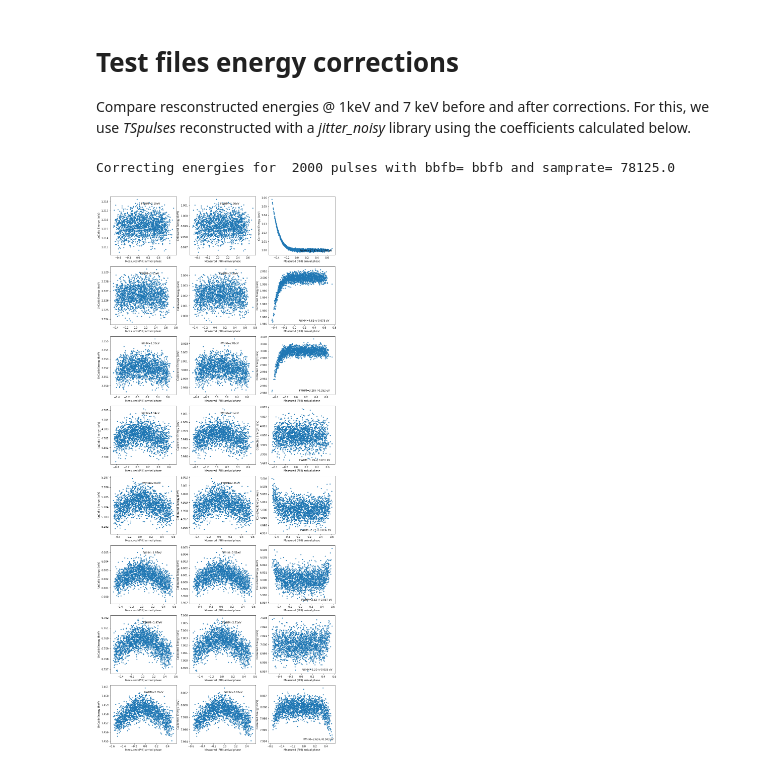
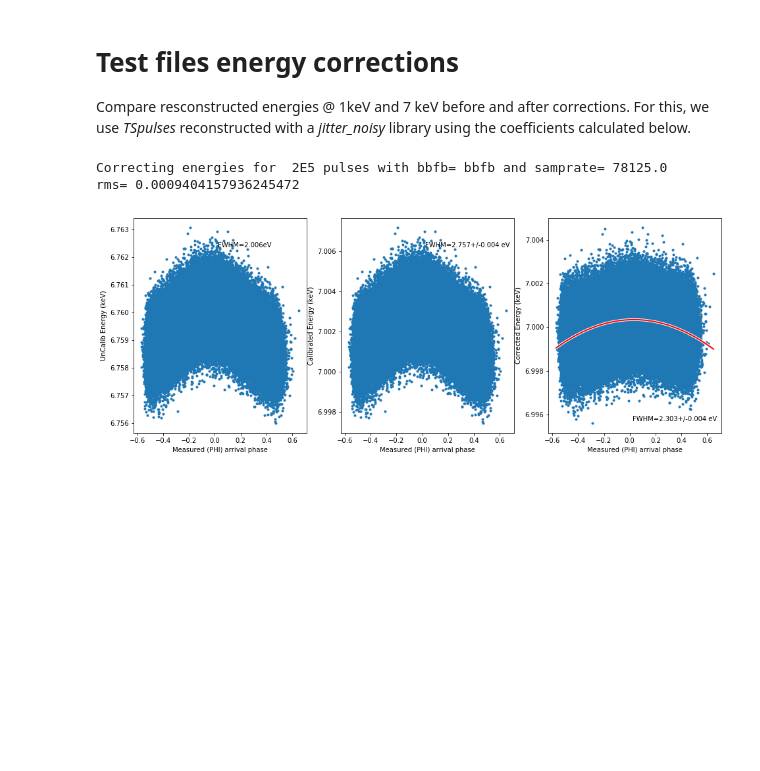
Before and after one commit to mtceballos/SIRENAcode, a Jupyter notebook: ERESOL/jitterStudyXifusim.ipynb, the cells around one changed output. Saved outputs shown, nothing was run; the diff lists cells and outputs as text; code cells hidden in the pictures; blank space fills up the shorter version.

```diff
--- a/ERESOL/jitterStudyXifusim.ipynb
+++ b/ERESOL/jitterStudyXifusim.ipynb
@@ -304,11 +343,11 @@ if run:
     # 4) Correct energies from gain scale
     # =======================
     for i in range(0,len(test_keV)):
-        alias = "STC_fixedlib6OF_OPTFILT" + str(pulseLength) + smprtStr + jitterStr + bbfbStr
-        comm = ("python convertEnergies.py --inFile=" + test_evtFs[i] + " --outFile=" + test_calibFs[i] +
+        alias = "STC_F0F_fixedlib6OF_OPTFILT" + str(pulseLength) + smprtStr + jitterStr + bbfbStr
+        comm = ("python calibEnergies.py --inFile=" + test_evtFs[i] + " --outFile=" + test_calibFs[i] +
                 " --coeffsFile=" + coeffsfile + " --alias=" + alias)
         try:
-            #print("Running comm=", comm)
+            print("Running comm=", comm)
             print("Calibrating: ", test_evtFs[i])
             args = shlex.split(comm)
             check_call(args, stderr=STDOUT)
@@ -328,12 +367,13 @@ if run:
 npls = list()
 
 for i in range(0,len(eners_keV)):
+    print ("Opening file ",evtFs[i])
     uncal = fits.open(evtFs[i], memmap=True)
     uncalTab = uncal[1].data
     npls.append(uncalTab.size)
     uncal.close()
 nCpulses = np.amin(npls)
-print("Plotting nonoise curves for nCpulses=",nCpulses, "samprate=",samprate, bbfb)
+print("Plotting curves for nCpulses=",nCpulses, "samprate=",samprate, bbfb)
 
 ph_values = np.zeros((len(eners_keV),nCpulses))
 phcorr_values = np.zeros((len(eners_keV),nCpulses))
@@ -449,6 +489,10 @@ for i in range(len(eners_keV)):
     ax.axvline(x=0, linestyle="dashed",color="gray")
     ax.legend(numpoints=3)
 
+    minErr = min(relErr)
+    maxErr = max(relErr)
+    #print("E,minErr,maxErr, Diff=", eners_keV[i], minErr, maxErr, abs(maxErr-minErr))
+
 # Plot RelativeErrUncorrEner vs Simulated Phases
 # =================================================
 #ax = fig.add_subplot(234)
@@ -486,7 +530,7 @@ for i in range(len(eners_keV)):
     ax.axvline(x=0, linestyle="dashed",color="gray")
     ax.legend(numpoints=3)
 
-# Plot RelativeErrCorrEner vs Corrected Phases
+# Plot RelativeErrUnCorrEner vs measures (PHI+n) phases
 # =================================================
 #ax = fig.add_subplot(236)
 ax = fig.add_subplot(224)
@@ -504,8 +548,4 @@ for i in range(len(eners_keV)):
     ax.set_xlim(-1,2)
     ax.axvline(x=0, linestyle="dashed",color="gray")
     ax.legend(numpoints=3)
-
-maxPhase = list()
-for i in range(len(eners_keV)):
-    maxPhase.append(max(PHI_values[i,]))
 # %% [output]
@@ -614,7 +663,8 @@ For this, we use *TSpulses* reconstructed with a *jitter_noisy* library using th
 # %%
 print("Correcting energies for ", TSpulses, "pulses with bbfb=", bbfb, "and samprate=",samprate)
 
-fig = plt.figure(figsize=(16,40))
+#fig = plt.figure(figsize=(16,40))
+fig = plt.figure(figsize=(16,6))
 irws = len(test_keV)
 for i in range(0,len(test_keV)):
     # Detected uncal events
@@ -634,8 +684,10 @@ for i in range(0,len(test_keV)):
     #arrPhase = auxpy.arrivalPhase(impF=test_impFs[i], evtF=test_evtFs[i],samprate=samprate, arrmethod=6)
 
     relErr = (uncalEners - test_keV[i])*100./test_keV[i]
-    fwhmUnCal = 'FWHM={0:0.2f}eV'.format(2.35*np.std(uncalEners)*1000) # eV
-    fwhmCal = 'FWHM={0:0.2f}eV'.format(2.35*np.std(calEners)*1000) # eV
+    fwhmUnCal = 'FWHM={0:0.3f}eV'.format(2.35*np.std(uncalEners)*1000) # eV
+    fwhmCal = 2.35*np.std(calEners)*1000 # eV
+    fwhmCal_err = fwhmCal/np.sqrt(2*float(TSpulses)-2) # eV
+    fwhmCalStr = 'FWHM={:0.3f}+/-{:0.3f} eV'.format(fwhmCal, fwhmCal_err) # eV
 
     corrE = np.polynomial.polynomial.polyval2d(uncalEners, arrPhase,coeffs)
 
@@ -645,8 +697,8 @@ for i in range(0,len(test_keV)):
     #print("corrE[1]=",corrE[1])
 
     fwhmCorr = 2.35*np.std(corrE)*1000. # eV
-    fwhmCorr_err = fwhmCorr/np.sqrt(2*TSpulses-2)
-    fwhmCorrStr = 'FWHM={:0.2f}+/-{:0.3f} eV'.format(fwhmCorr, fwhmCorr_err) # eV
+    fwhmCorr_err = fwhmCorr/np.sqrt(2*float(TSpulses)-2)
+    fwhmCorrStr = 'FWHM={:0.3f}+/-{:0.3f} eV'.format(fwhmCorr, fwhmCorr_err) # eV
 
     # Plot Corr UnCalE vs ArrPhse "331"
     # ============================
@@ -669,37 +721,47 @@ for i in range(0,len(test_keV)):
     ylabel="Calibrated Energy (keV)"
     ax.set_ylabel(ylabel)
     ax.plot(arrPhase, calEners, marker='o', linestyle='none', ms=3)
     yl = np.min(calEners) + 0.9 * (np.max(calEners)-np.min(calEners))
-    ax.annotate(fwhmCal, xy=(xl,yl))
+    ax.annotate(fwhmCalStr, xy=(xl,yl))
 
     # Plot Corr CorrE vs ArrPhse "333"
     # ============================
     figstr = str(irws)+"3"+str(3*i+3)
     ax=plt.subplot2grid((irws,3),(i,2))
     ax.set_xlabel("Measured (PHI) arrival phase")
     ax.set_ylabel("Corrected Energy (keV)")
     yl = np.min(corrE) + 0.01 * (np.max(corrE)-np.min(corrE))
     ax.annotate(fwhmCorrStr, xy=(xl,yl))
 
     # plot initial polynomial fit
     #-----------------------------
-    #fpol = Polynomial.fit(arrPhase,corrE,2)
+    fpol = Polynomial.fit(arrPhase,corrE,2)
     #corrEcorr = test_keV[i]+corrE-fpol(arrPhase)
     #ax.plot(arrPhase, corrEcorr, marker='o', linestyle='none', ms=3)
     ax.plot(arrPhase, corrE, marker='o', linestyle='none', ms=3)
-    #xs = np.linspace(np.min(arrPhase),np.max(arrPhase),50)
-    #ax.plot(xs,fpol(xs), linestyle='-', color='white', linewidth=4)
-    #ax.plot(xs,fpol(xs), linestyle='-', color='red', linewidth=2)
+    xs = np.linspace(np.min(arrPhase),np.max(arrPhase),50)
+    ax.plot(xs,fpol(xs), linestyle='-', color='white', linewidth=4)
+    ax.plot(xs,fpol(xs), linestyle='-', color='red', linewidth=2)
+    rms = np.sqrt(mean_squared_error(corrE,fpol(arrPhase)))
+    if test_keV[i] == 7:
+        print("rms=",rms)
+        corrE7=corrE
+        fpol7=fpol
+        fwhmCorrStr7 = fwhmCorrStr
 
     # plot secondary polynomial fit
     #fpol2 = Polynomial.fit(arrPhase,corrEcorr,2)
     #ax.plot(xs,fpol2(xs), linestyle='-', color='white', linewidth=4)
     #ax.plot(xs,fpol2(xs), linestyle='-', color='green', linewidth=2)
     #fwhmCorr2 = 2.35*np.std(corrEcorr)*1000. # eV
     #fwhmCorr2_err = fwhmCorr2/np.sqrt(2*-2)
     #fwhmCorr2Str = 'FWHM={:0.2f}+/-{:0.3f} eV'.format(fwhmCorr2, fwhmCorr2_err) # eV
     #xl2 = np.min(arrPhase)
     #ax.annotate(fwhmCorr2Str, xy=(xl2,yl), color="green")
+
+#fileplot = "EreconBBFB" + smprt + "FT" + str(Fitting35) + "_" + str(SFCpulses) + "p.png"
+#fig.savefig(fileplot)
 # %% [output]
-Correcting energies for  2000 pulses with bbfb= bbfb and samprate= 78125.0
+Correcting energies for  2E5 pulses with bbfb= bbfb and samprate= 78125.0
+rms= 0.0009404157936245472
-[figure, old version]
+[figure, new version]
```
Also changed, not shown: parts of 18 cells of this notebook.
